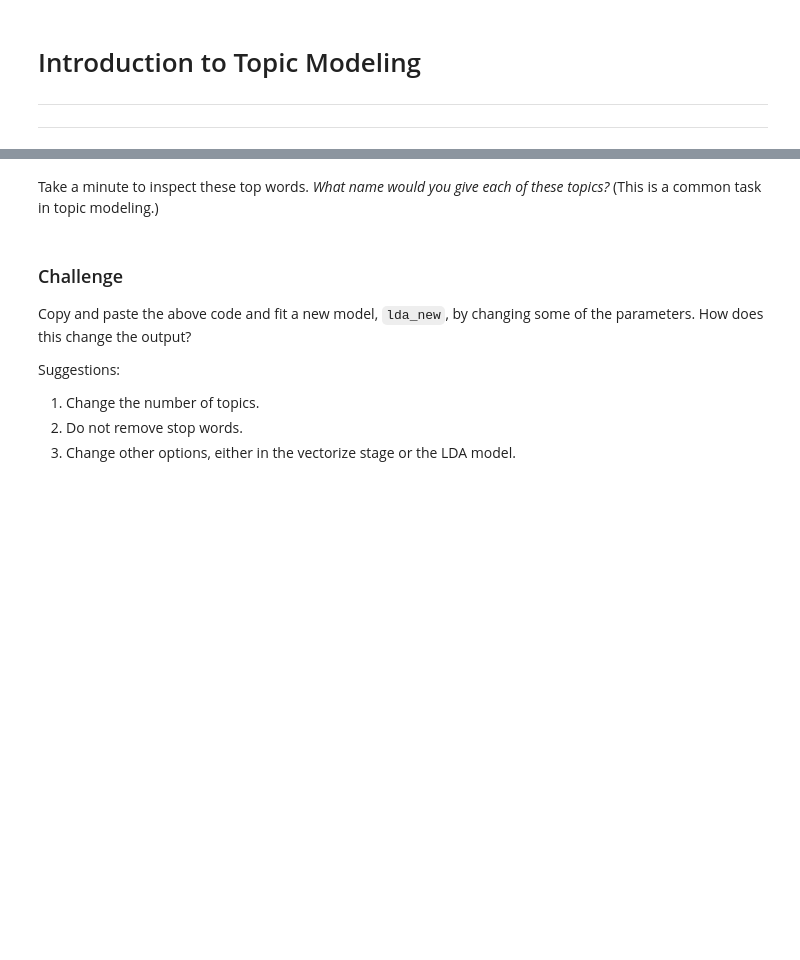
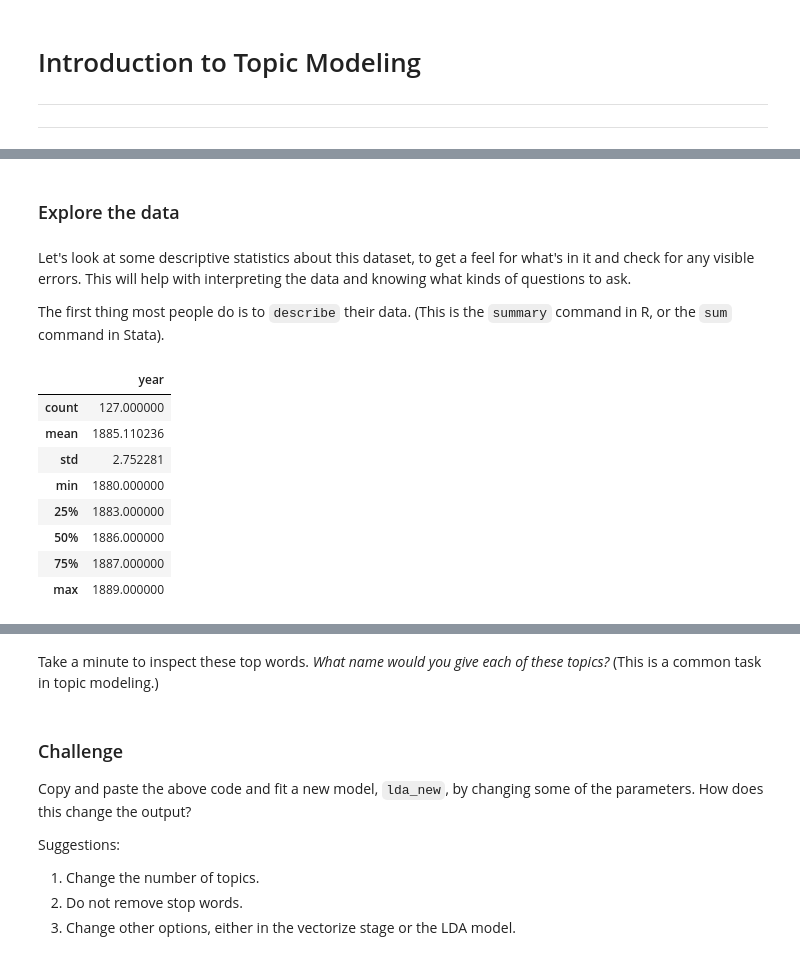
Before and after one commit to jhaber-zz/topic-models-2022, a Jupyter notebook: day-1/intro-topic-modeling.ipynb, the cells around one changed output, grey strips where cells are left out. Saved outputs shown, nothing was run; the diff lists cells and outputs as text; code cells hidden in the pictures; blank space fills up the shorter version.

```diff
--- a/day-1/intro-topic-modeling.ipynb
+++ b/day-1/intro-topic-modeling.ipynb
@@ -196,0 +136,19 @@ jack ye frank deck project uncle ship george shore doctor vessel ain mate lake c
+# %% [markdown]
+### Explore the data
+# %% [markdown]
+Let's look at some descriptive statistics about this dataset, to get a feel for what's in it and check for any visible errors. This will help with interpreting the data and knowing what kinds of questions to ask.
+
+The first thing most people do is to `describe` their data. (This is the `summary` command in R, or the `sum` command in Stata).
+# %%
+#There's only one numeric column in our data ('year'), so we only get one column for output.
+df_lit.describe()
+# %% [output]
+|  | year |
+| count | 127.000000 |
+| mean | 1885.110236 |
+| std | 2.752281 |
+| min | 1880.000000 |
+| 25% | 1883.000000 |
+| 50% | 1886.000000 |
+| 75% | 1887.000000 |
+| max | 1889.000000 |
```
Also changed, not shown: parts of 44 cells of this notebook.
